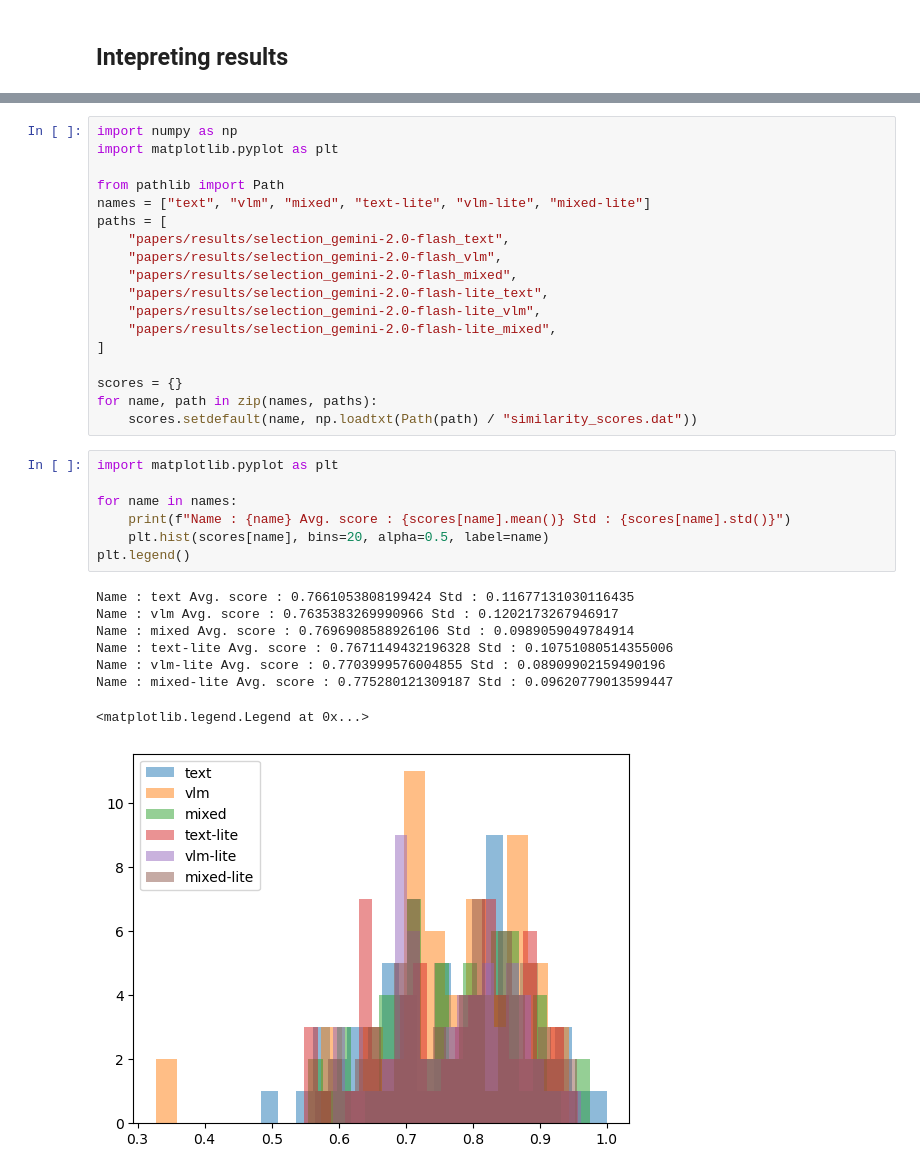
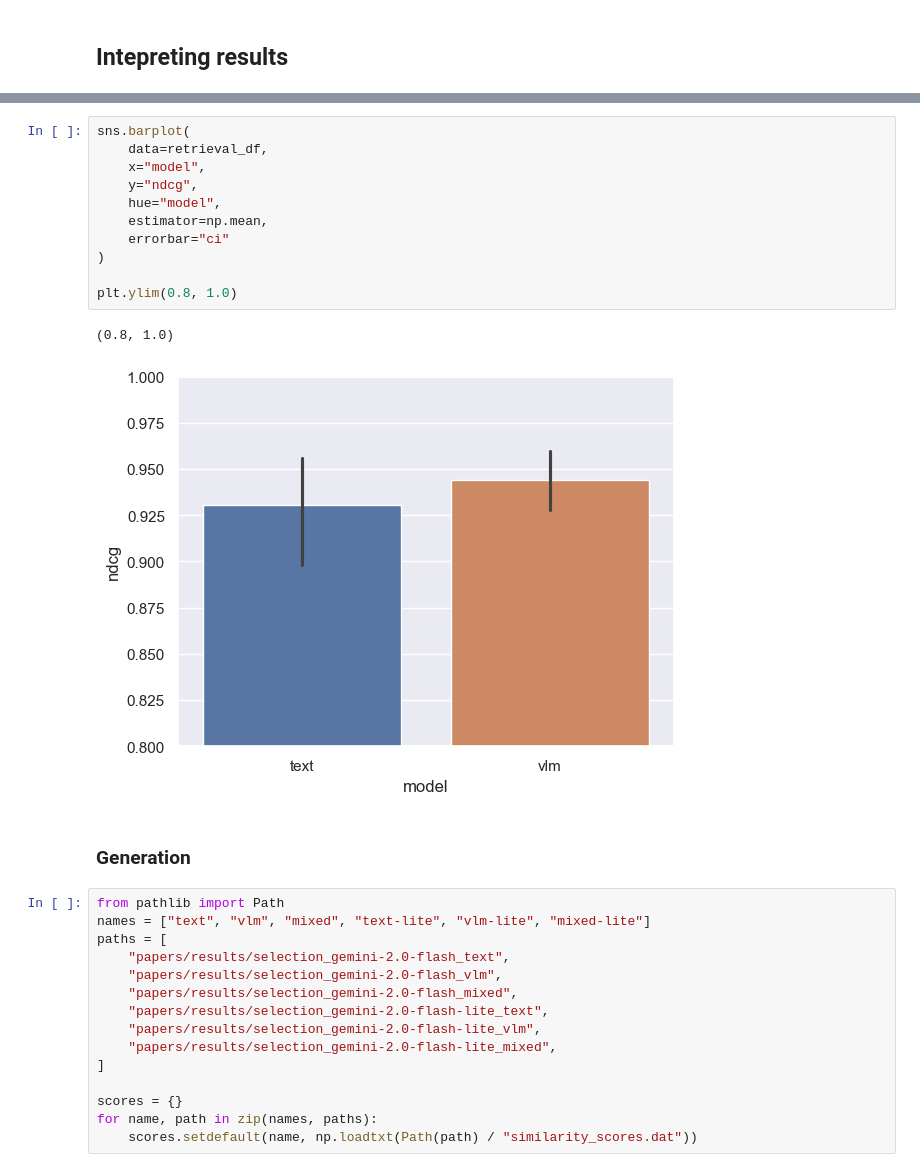
Before and after one commit to mikelgda/multimodal-rag, a Jupyter notebook: experiments.ipynb, the cells around one changed output, grey strips where cells are left out. Cells and saved outputs as stored; diff of their text form.

```diff
--- a/experiments.ipynb
+++ b/experiments.ipynb
@@ -582,7 +639,20 @@ The autoreload extension is already loaded. To reload it, use:
+# %%
+sns.barplot(
+    data=retrieval_df,
+    x="model",
+    y="ndcg",
+    hue="model",
+    estimator=np.mean,
+    errorbar="ci"
+)
+
+plt.ylim(0.8, 1.0)
+# %% [output]
+(0.8, 1.0)
+[figure, added]
+# %% [markdown]
+### Generation
 # %%
-import numpy as np
-import matplotlib.pyplot as plt
-
 from pathlib import Path
 names = ["text", "vlm", "mixed", "text-lite", "vlm-lite", "mixed-lite"]
 paths = [
@@ -597,19 +667,3 @@ paths = [
 scores = {}
 for name, path in zip(names, paths):
     scores.setdefault(name, np.loadtxt(Path(path) / "similarity_scores.dat"))
-# %%
-import matplotlib.pyplot as plt
-
-for name in names:
-    print(f"Name : {name} Avg. score : {scores[name].mean()} Std : {scores[name].std()}")
-    plt.hist(scores[name], bins=20, alpha=0.5, label=name)
-plt.legend()
-# %% [output]
-Name : text Avg. score : 0.7661053808199424 Std : 0.11677131030116435
-Name : vlm Avg. score : 0.7635383269990966 Std : 0.1202173267946917
-Name : mixed Avg. score : 0.7696908588926106 Std : 0.0989059049784914
-Name : text-lite Avg. score : 0.7671149432196328 Std : 0.10751080514355006
-Name : vlm-lite Avg. score : 0.7703999576004855 Std : 0.08909902159490196
-Name : mixed-lite Avg. score : 0.775280121309187 Std : 0.09620779013599447
-<matplotlib.legend.Legend at 0x...>
-[figure, removed]
```
Also changed, not shown: parts of 30 cells of this notebook, 2 other files.
